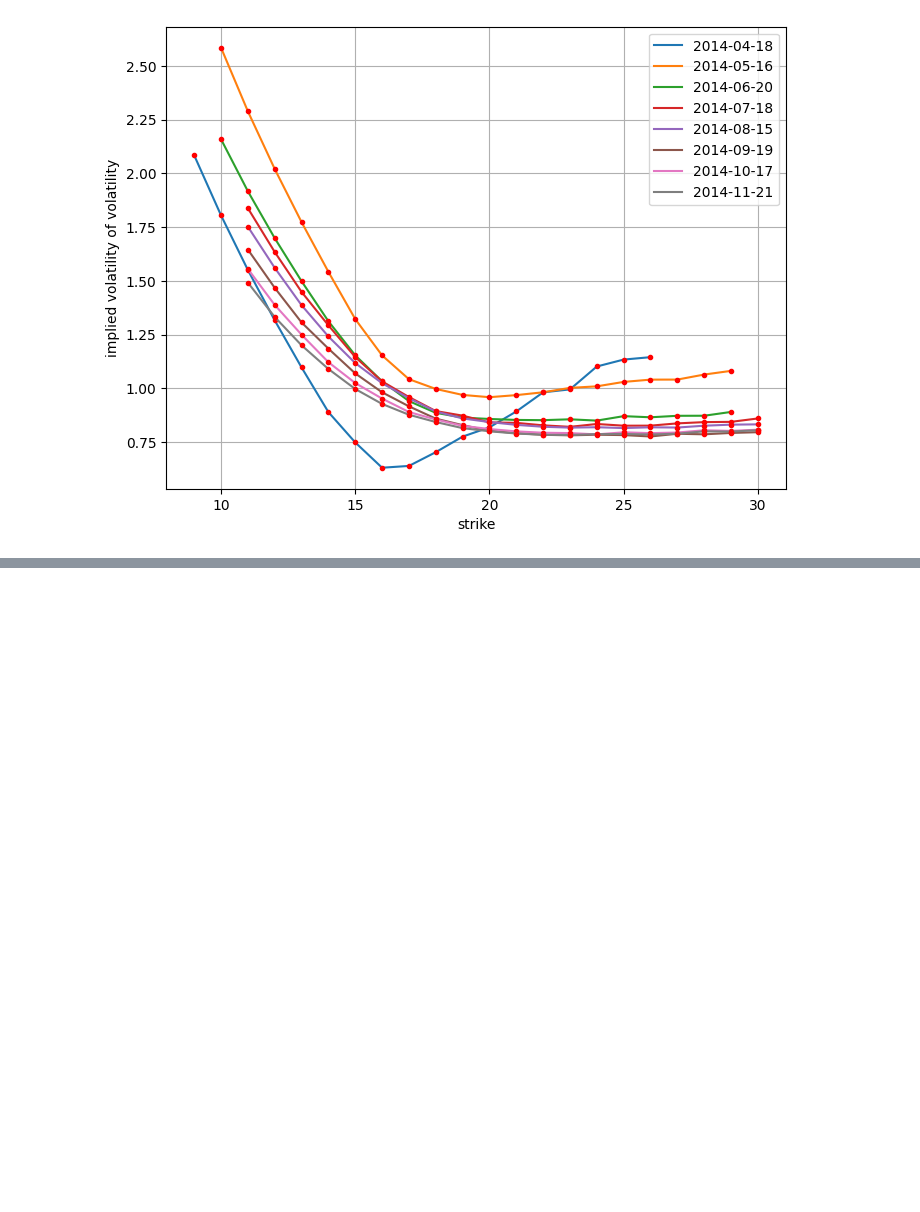
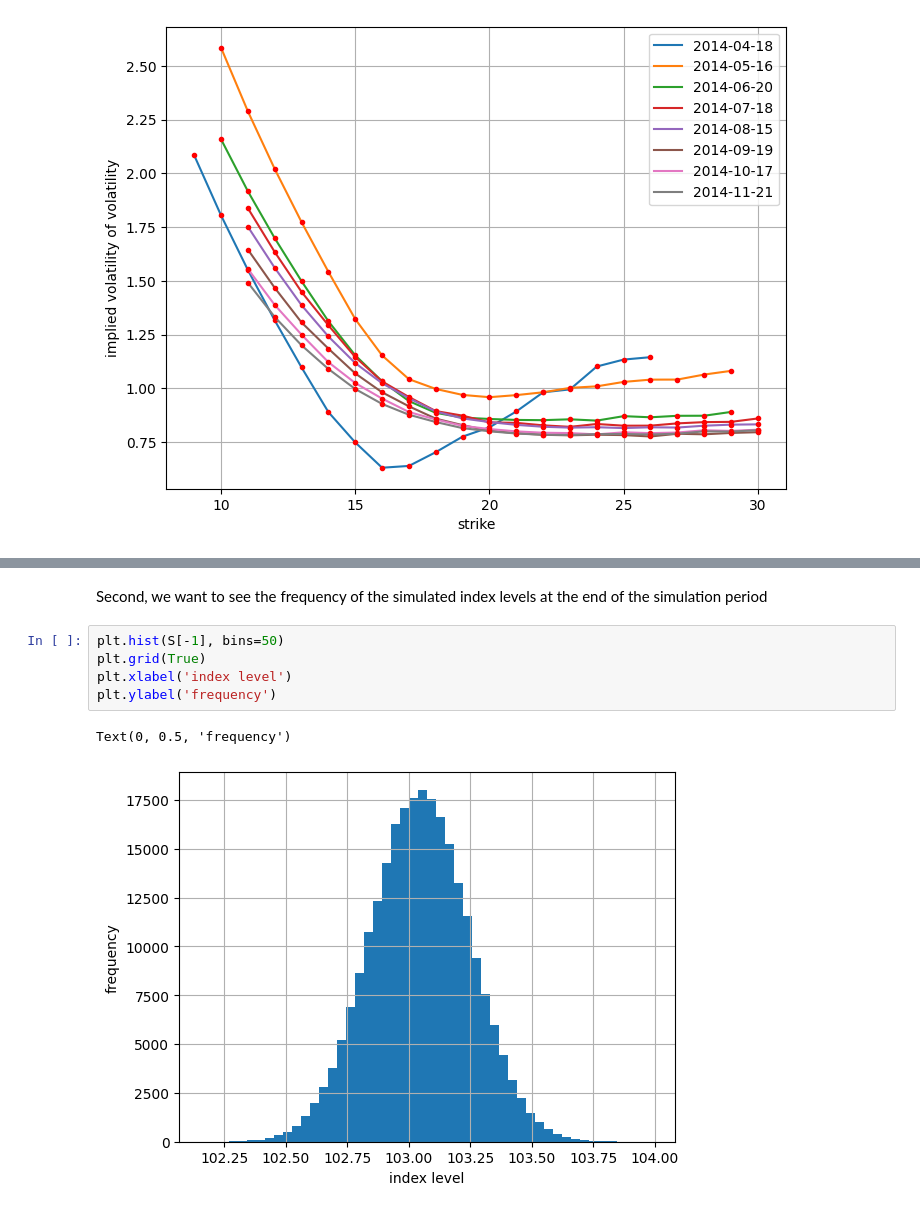
Before and after one commit to MadzivaDuane/Python-Finance, a Jupyter notebook: Python & Finance Book/Part 1/Chapter 3.ipynb, the cells around one changed output, grey strips where cells are left out. Cells and saved outputs as stored; diff of their text form; blank space fills up the shorter version.

```diff
--- a/Python & Finance Book/Part 1/Chapter 3.ipynb
+++ b/Python & Finance Book/Part 1/Chapter 3.ipynb
@@ -208,0 +265,10 @@ plt.show()
+# %% [markdown]
+Second, we want to see the frequency of the simulated index levels at the end of the simulation period
+# %%
+plt.hist(S[-1], bins=50)
+plt.grid(True)
+plt.xlabel('index level')
+plt.ylabel('frequency')
+# %% [output]
+Text(0, 0.5, 'frequency')
+[figure, added]
```
Also changed, not shown: parts of 15 cells of this notebook, 5 other files.
